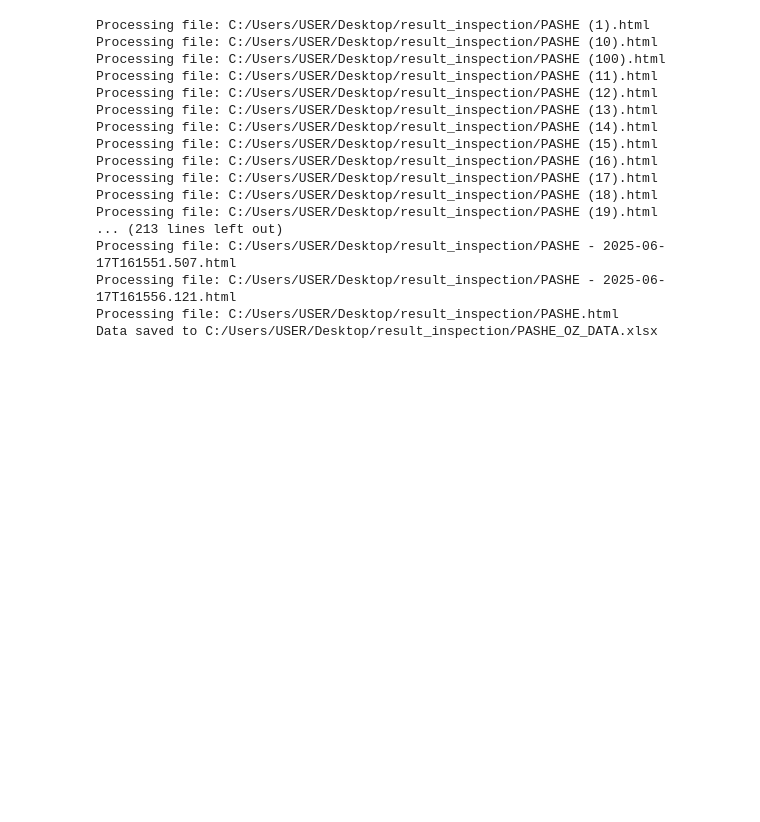
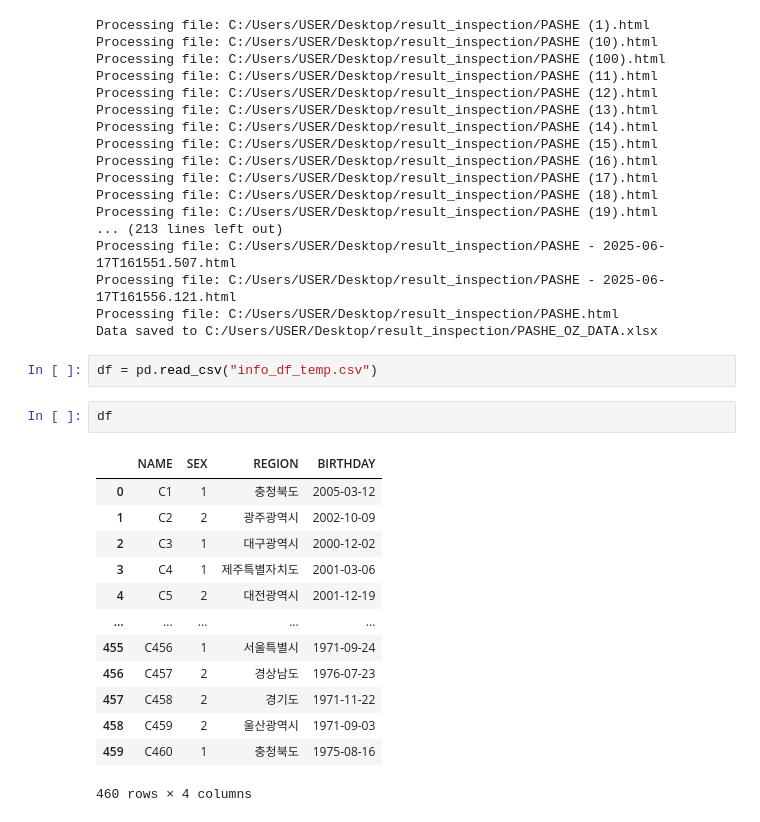
Before and after one commit to Byumin/peer, a Jupyter notebook: 검수/user_xpath_selenium/PASHE_Inspection module.ipynb, the cells around one changed output. Cells and saved outputs as stored; diff of their text form; blank space fills up the shorter version.

```diff
--- a/검수/user_xpath_selenium/PASHE_Inspection module.ipynb
+++ b/검수/user_xpath_selenium/PASHE_Inspection module.ipynb
@@ -400,3 +400,21 @@ Processing file: C:/Users/USER/Desktop/result_inspection/PASHE - 2025-06-17T1615
 Processing file: C:/Users/USER/Desktop/result_inspection/PASHE - 2025-06-17T161556.121.html
 Processing file: C:/Users/USER/Desktop/result_inspection/PASHE.html
 Data saved to C:/Users/USER/Desktop/result_inspection/PASHE_OZ_DATA.xlsx
+# %%
+df = pd.read_csv("info_df_temp.csv")
+# %%
+df
+# %% [output]
+|  | NAME | SEX | REGION | BIRTHDAY |
+| 0 | C1 | 1 | 충청북도 | 2005-03-12 |
+| 1 | C2 | 2 | 광주광역시 | 2002-10-09 |
+| 2 | C3 | 1 | 대구광역시 | 2000-12-02 |
+| 3 | C4 | 1 | 제주특별자치도 | 2001-03-06 |
+| 4 | C5 | 2 | 대전광역시 | 2001-12-19 |
+| ... | ... | ... | ... | ... |
+| 455 | C456 | 1 | 서울특별시 | 1971-09-24 |
+| 456 | C457 | 2 | 경상남도 | 1976-07-23 |
+| 457 | C458 | 2 | 경기도 | 1971-11-22 |
+| 458 | C459 | 2 | 울산광역시 | 1971-09-03 |
+| 459 | C460 | 1 | 충청북도 | 1975-08-16 |
+460 rows × 4 columns
```
Also changed, not shown: parts of 14 cells of this notebook, 3 other files.
